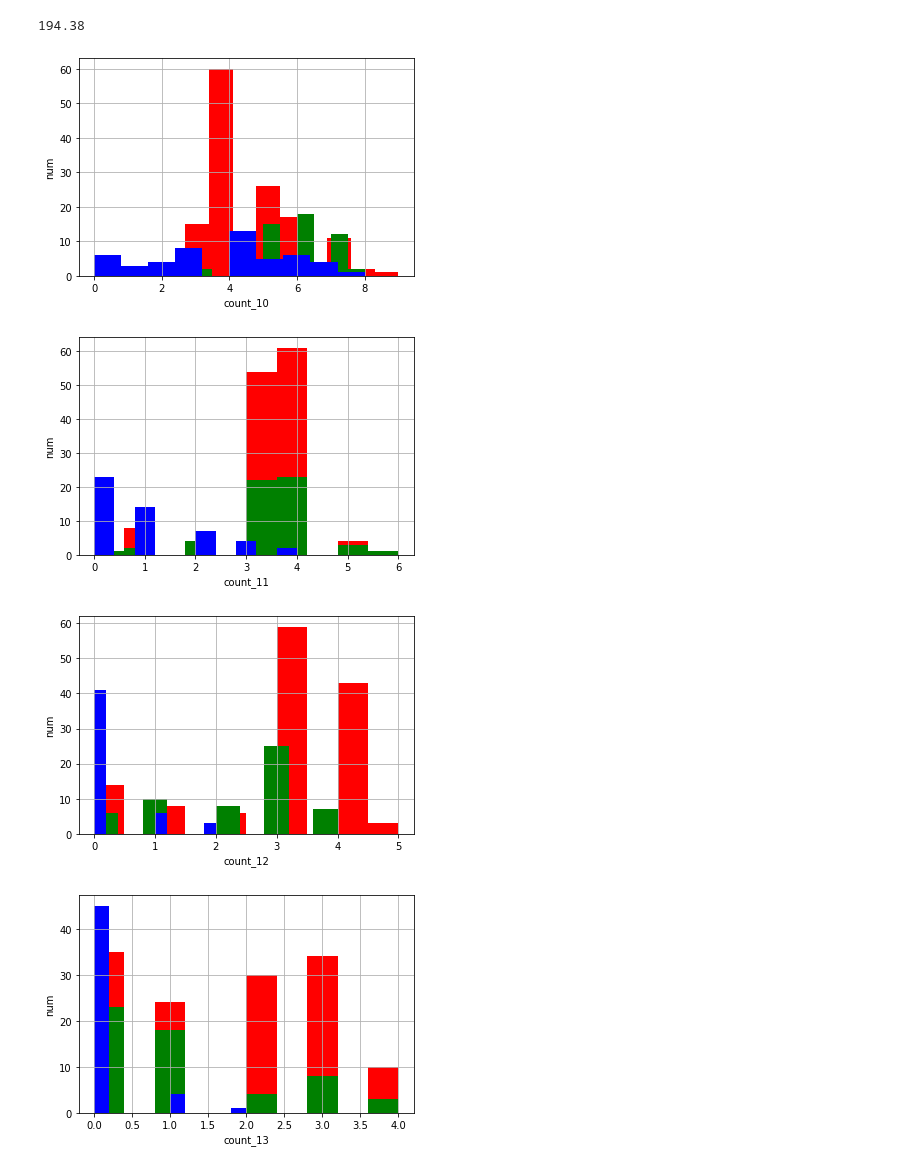
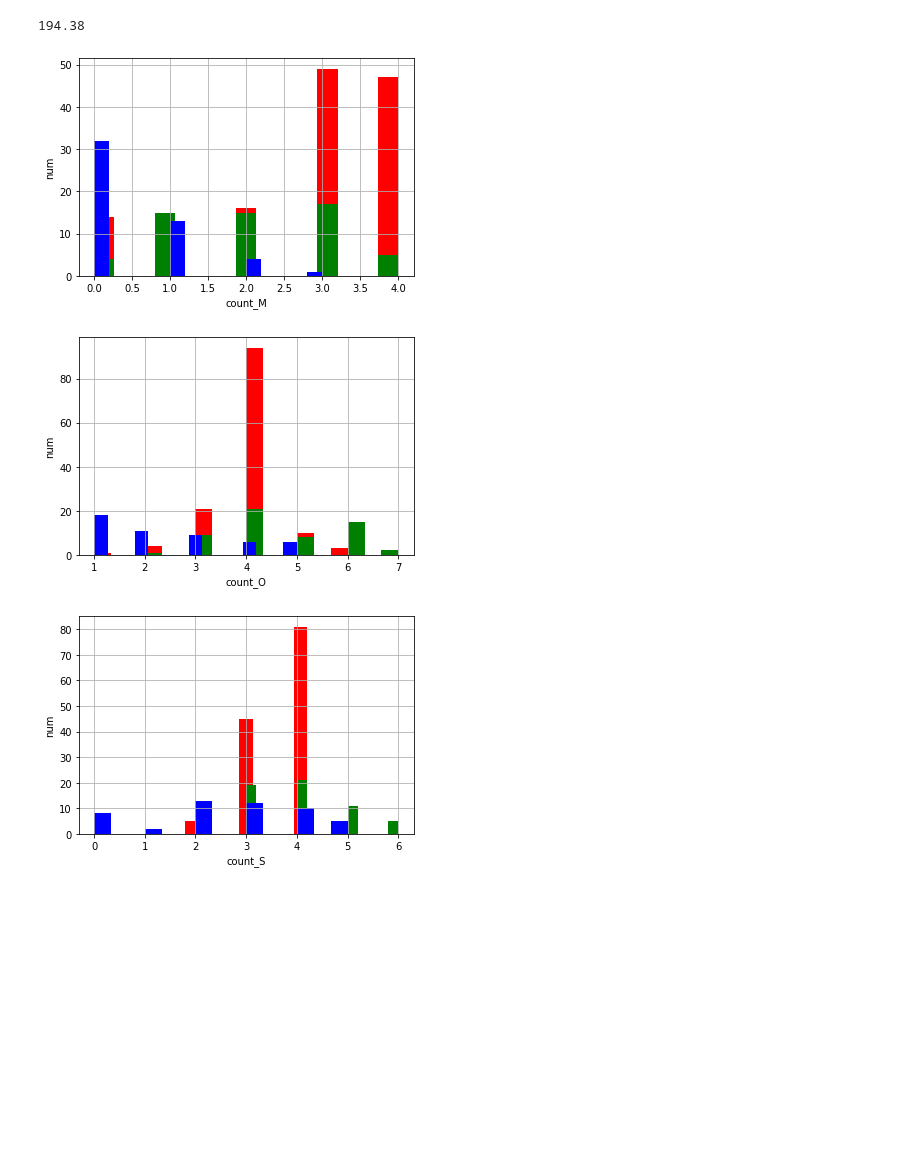
Before and after one commit to takoyan/weather, a Jupyter notebook: src/colorfulpdr/DataAnalysys.ipynb, the cells around one changed output. Drawn from its saved outputs; the diff is of its cells as text; code cells hidden in the pictures; blank space fills up the shorter version.

```diff
--- a/src/colorfulpdr/DataAnalysys.ipynb
+++ b/src/colorfulpdr/DataAnalysys.ipynb
@@ -170,13 +170,13 @@ plt.show()
 # %% [markdown]
 # Step
 # %%
-df=pd.read_csv('../../etc/step_peak_num/5NM4tiger.csv')
+df=pd.read_csv('../../etc/step_num/5NM4tiger.csv')
 # %%
 m=df[df['label']=='m']
 s=df[df['label']=='s']
 o=df[df['label']=='o']
 # %%
-columns=df.columns[:5]
+columns=df.columns[:3]
 # %%
 max(df['count_10'])
 # %% [output]
@@ -194,37 +194,36 @@ for column in columns:
 
     #bp = ax.boxplot((m[column], s[column], o[column]))
     #ax.set_xticklabels(['M'+column, 'S'+column, 'O'+column])
 
     #plt.title('Box plot')
     """
     plt.plot(list(range(0, len(m[column]), 1)), m[column], label='m')
     plt.plot(list(range(0, len(s[column]), 1)), s[column], label='s')
     plt.plot(list(range(0, len(o[column]), 1)), o[column], label='o')
     """
     """
     plt.scatter(m[column], [1]*len(m[column]), c='r', label='m')
     plt.scatter(s[column], [2]*len(s[column]), c='g', label='s')
     plt.scatter(o[column], [3]*len(o[column]), c='b', label='o')
     """
 
 
-    plt.hist(m[column], bins=10, color='r', label='m')
-    plt.hist(s[column], bins=10, color='g', label='s')
-    plt.hist(o[column], bins=10, color='b', label='o')
+    plt.hist(m[column], bins=15, color='r', label='m')
+    plt.hist(s[column], bins=15, color='g', label='s')
+    plt.hist(o[column], bins=15, color='b', label='o')
 
 
     plt.xlabel(column)
     plt.ylabel('num')
     # Y軸のメモリのrange
     #plt.ylim([0,100])
     plt.grid()
 
     # fig.savefig("../../etc/picture/clipped_std/{}.png".format(column))
 
     # 描画
     plt.show()
 # %% [output]
-[figure, old version]
+[figure, new version]
-[figure, old version]
+[figure, new version]
-[figure, old version]
+[figure, new version]
-[figure, removed]
```
Also changed, not shown: parts of 1 cell of this notebook, 1 other file.
